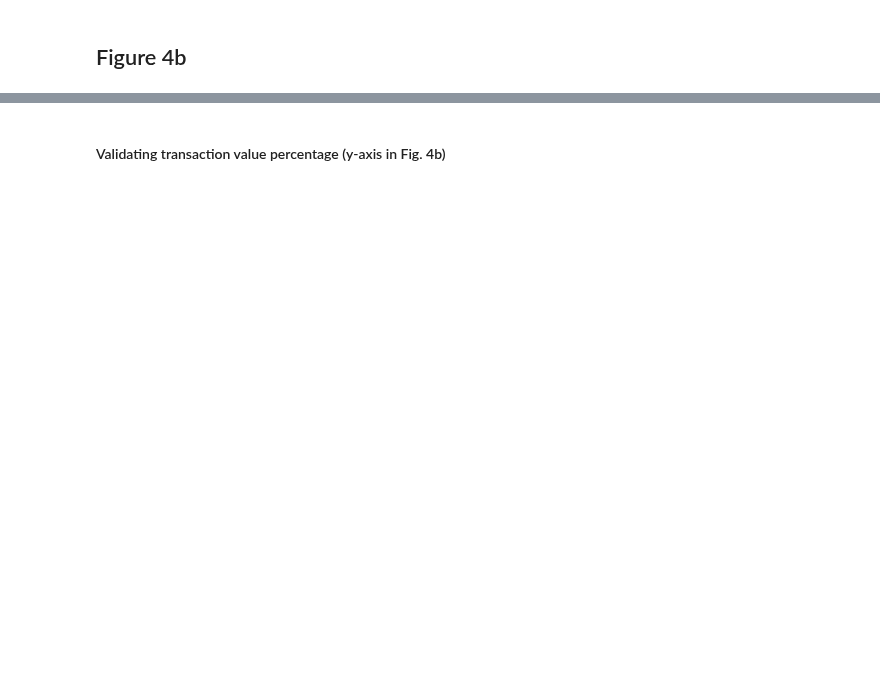
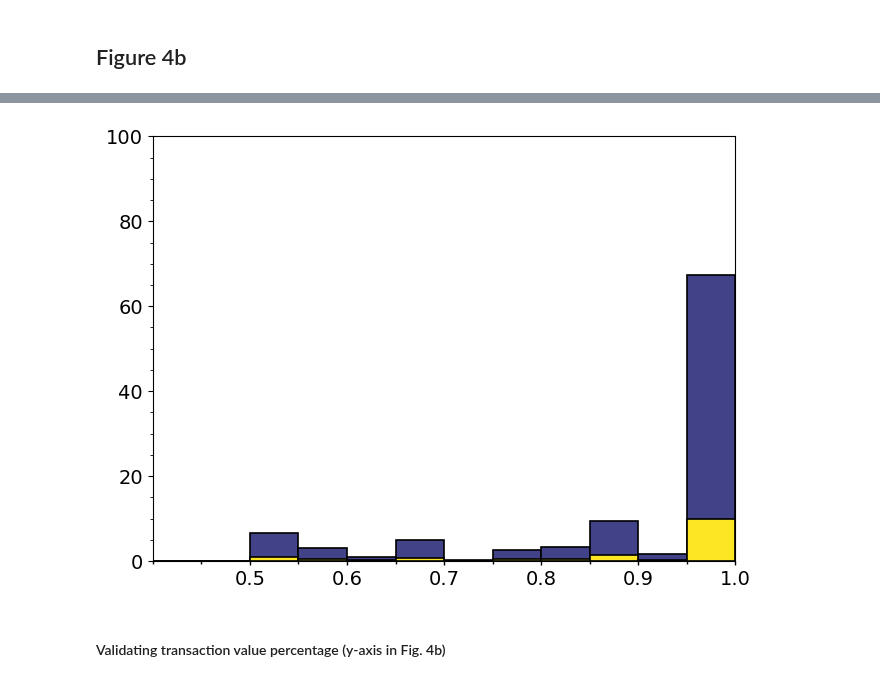
Before and after one commit to ai-for-public-services/structural-insights-into-uk-gov, a Jupyter notebook: notebooks/04-fig-4.ipynb, the cells around one changed output, grey strips where cells are left out. Drawn from its saved outputs; the diff is of its cells as text; code cells hidden in the pictures; blank space fills up the shorter version.

```diff
--- a/notebooks/04-fig-4.ipynb
+++ b/notebooks/04-fig-4.ipynb
@@ -146,3 +81,66 @@ plot_custom_histogram(save=True)
+# %%
+def plot_custom_histogram(save=False):
+    # Load dataframe
+    data_path = Path('../data/processed/services-list-with-transaction-volumes-final.csv')
+    df = pd.read_csv(data_path)
+
+    # Add RTI_rescaled column
+    df['RTI_rescaled'] = (df['RTI'] + 1) / 2
+
+    # Calculate the percentage of transaction_value for each bin across all services (n=377)
+    allserv_total_transactions = df['transaction_value'].sum()
+
+    # Calculate the percentage of transaction_value for each bin across transactional services (n=201)
+    transservices_total_transactions = df.loc[df['RTI'].notnull()].transaction_value.sum()
+
+    # Get the viridis colormap
+    viridis_cmap = cm.get_cmap('viridis')
+
+    # Define bin edges with the desired length
+    bins = [i * 0.05 for i in range(21)]
+
+    # Plot the histograms
+    plt.hist(
+        df['RTI_rescaled'],
+        bins=bins,
+        color=viridis_cmap(50),
+        edgecolor='black',
+        linewidth=1.2,
+        weights=df['transaction_value']/transservices_total_transactions*100
+    )
+    plt.hist(
+        df['RTI_rescaled'],
+        bins=bins,
+        color=viridis_cmap(300),
+        edgecolor='black',
+        linewidth=1.2,
+        weights=df['transaction_value']/allserv_total_transactions*100
+    )
+    plt.tight_layout()
+    plt.gca().set_facecolor('#ffffff')
+    plt.minorticks_on()  # Enable minor ticks
+
+    plt.grid(False)  # Turn off gridlines
+    plt.tick_params(axis='y', which='major', direction='out', labelsize=14)
+
+    plt.tick_params(axis='x', which='major', direction='out', labelsize=14, length=3, width=1)
+    plt.tick_params(axis='x', which='minor', direction='out', length=2.5, width=1)
+    plt.xticks([0.5, 0.6, 0.7, 0.8, 0.9, 1], rotation=0)  # Set x-axis ticks
+    plt.gca().xaxis.set_minor_locator(MultipleLocator(0.05))
+
+    plt.xlim(0.4, 1)  # Ensure x-axis starts at 0
+    plt.ylim(0.00, 100)
+
+    # Save figure
+    if save:
+        plt.savefig(Path("../reports/figures/main-figures/fig4b.pdf"), dpi=1200, bbox_inches='tight')
+    else:
+        plt.show()
+
+# Example usage:
+plot_custom_histogram(save=True)
+# %% [output]
+[figure, added]
 # %% [markdown]
 #### Validating transaction value percentage (y-axis in Fig. 4b)
 # %%
```
Also changed, not shown: parts of 5 cells of this notebook, 9 other files.
